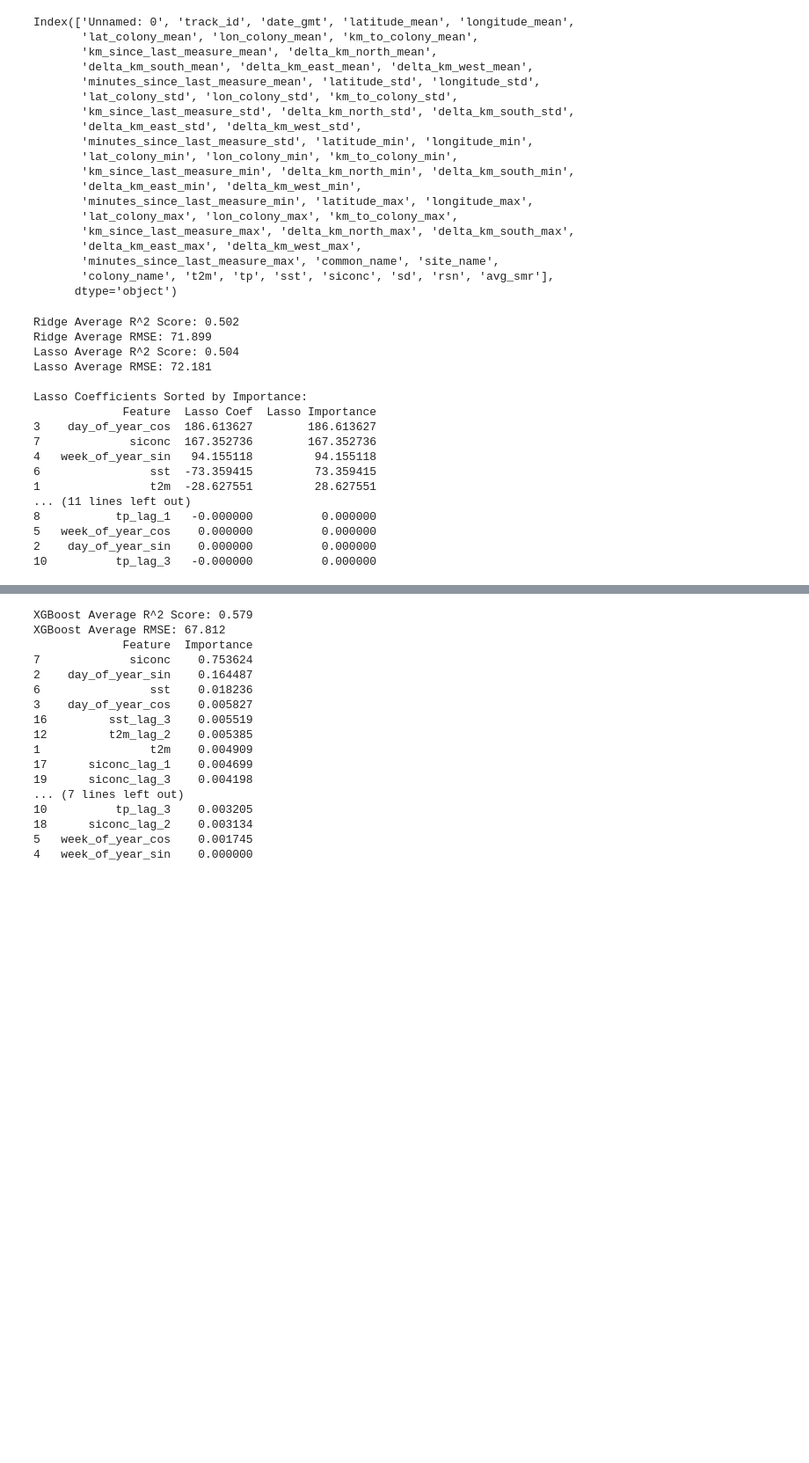
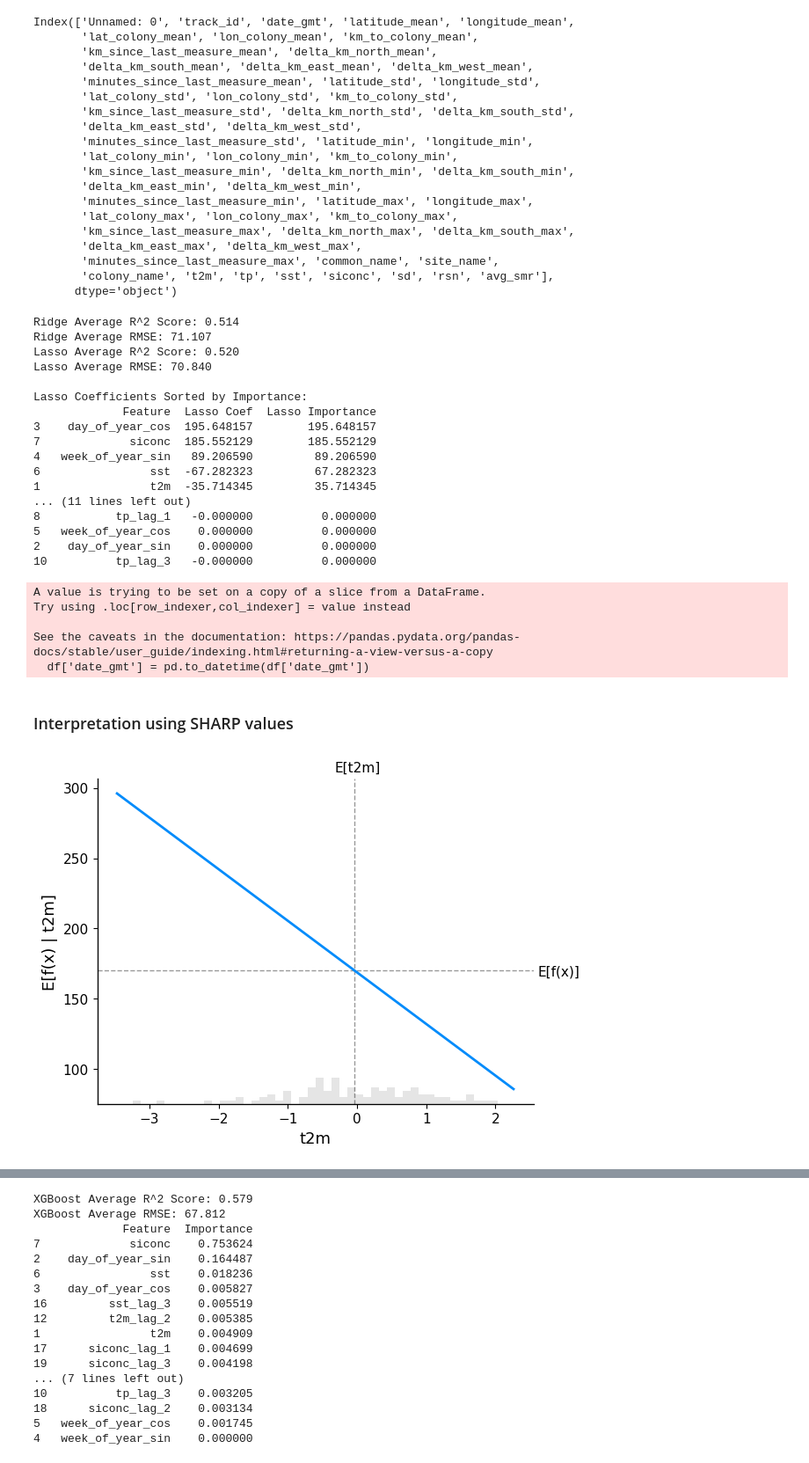
Before and after one commit to lennartp03/projectP, a Jupyter notebook: notebooks/time_series_analysis.ipynb, the cells around one changed output, grey strips where cells are left out. Shown: that part at 88% size. Cells and saved outputs as stored; diff of their text form; code cells hidden in the pictures; blank space fills up the shorter version.

Commit message:
added shap value interpretation for LR

```diff
--- a/notebooks/time_series_analysis.ipynb
+++ b/notebooks/time_series_analysis.ipynb
@@ -110,6 +111,8 @@ target = 'km_to_colony_mean'
 
 X = df[features]
 y = df[target]
+
+X100 = shap.utils.sample(X, 100) # 100 samples for use in Shapley value calculations
 
 # Standardize features
 scaler = StandardScaler()
@@ -175,20 +178,38 @@ lasso_sorted = coefficients.sort_values(by='Lasso Importance', ascending=False)
 print("\nLasso Coefficients Sorted by Importance:")
 print(lasso_sorted[['Feature', 'Lasso Coef', 'Lasso Importance']])
 # %% [output]
-Ridge Average R^2 Score: 0.502
-Ridge Average RMSE: 71.899
-Lasso Average R^2 Score: 0.504
-Lasso Average RMSE: 72.181
+Ridge Average R^2 Score: 0.514
+Ridge Average RMSE: 71.107
+Lasso Average R^2 Score: 0.520
+Lasso Average RMSE: 70.840
 
 Lasso Coefficients Sorted by Importance:
              Feature  Lasso Coef  Lasso Importance
-3    day_of_year_cos  186.613627        186.613627
-7             siconc  167.352736        167.352736
-4   week_of_year_sin   94.155118         94.155118
-6                sst  -73.359415         73.359415
-1                t2m  -28.627551         28.627551
+3    day_of_year_cos  195.648157        195.648157
+7             siconc  185.552129        185.552129
+4   week_of_year_sin   89.206590         89.206590
+6                sst  -67.282323         67.282323
+1                t2m  -35.714345         35.714345
 ... (11 lines left out)
 8           tp_lag_1   -0.000000          0.000000
 5   week_of_year_cos    0.000000          0.000000
 2    day_of_year_sin    0.000000          0.000000
 10          tp_lag_3   -0.000000          0.000000
+A value is trying to be set on a copy of a slice from a DataFrame.
+Try using .loc[row_indexer,col_indexer] = value instead
+
+See the caveats in the documentation: https://pandas.pydata.org/pandas-docs/stable/user_guide/indexing.html#returning-a-view-versus-a-copy
+  df['date_gmt'] = pd.to_datetime(df['date_gmt'])
+# %% [markdown]
+### Interpretation using SHARP values
+# %%
+shap.partial_dependence_plot(
+    "t2m",
+    ridge_model.predict,
+    X100,
+    ice=False,
+    model_expected_value=True,
+    feature_expected_value=True,
+)
+# %% [output]
+[figure, added]
```
Also changed, not shown: parts of 7 cells of this notebook.
